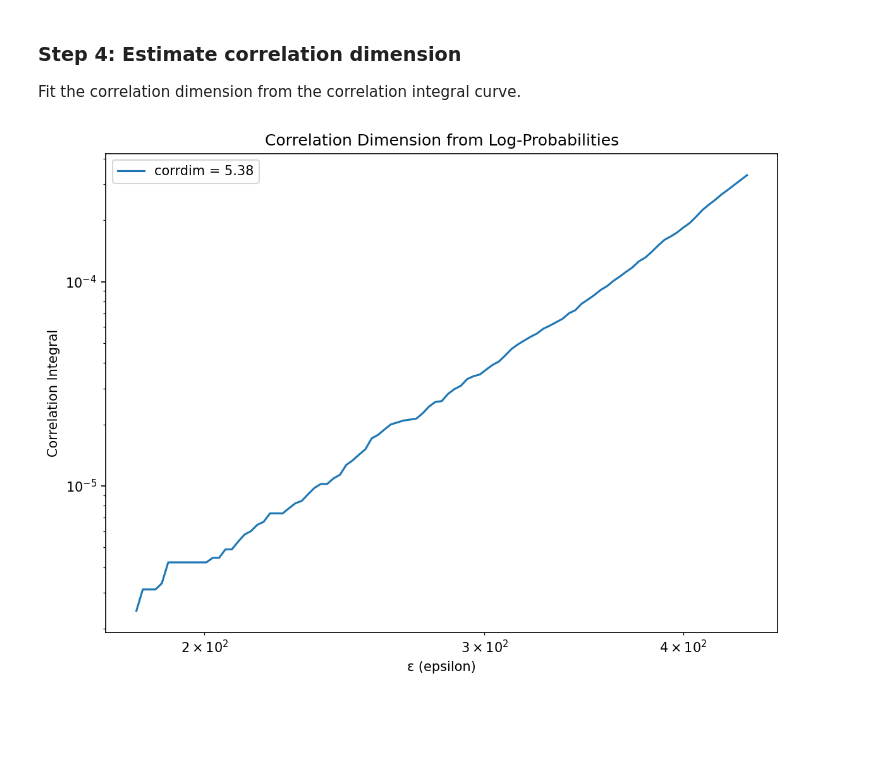
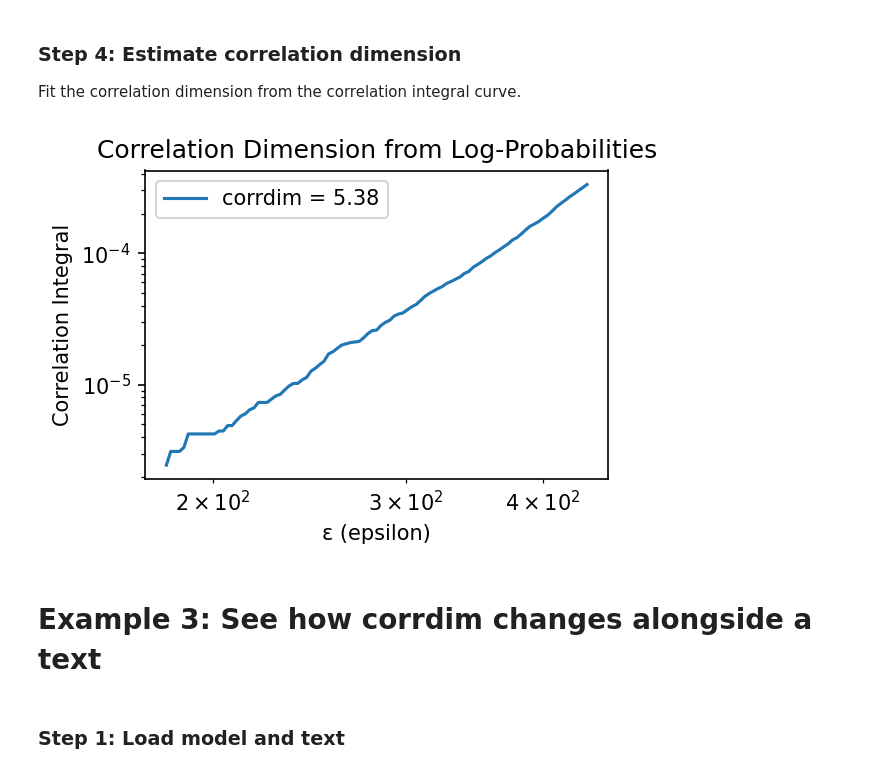
Before and after one commit to kduxin/corrdim, a Jupyter notebook: examples/basic_usage.ipynb, the cells around one changed output. Drawn from its saved outputs; the diff is of its cells as text; code cells hidden in the pictures; blank space fills up the shorter version.

Commit message:
add a new example for showing corrdim changes along a text

```diff
--- a/examples/basic_usage.ipynb
+++ b/examples/basic_usage.ipynb
@@ -82,7 +82,8 @@ for i, (filename, text) in enumerate(texts.items()):
     result = calculator(text_truncated, dim_reduction=8192)
 
     # Plot the correlation integral curve
-    ax.plot(result.epsilons, result.corrints,
+    ax.plot(result.epsilons_linear_region, result.corrints_linear_region,
+            '-o',
             label=f'{filename}: corrdim = {result.corrdim:.2f}')
 
 ax.set_xscale("log")
@@ -187,22 +187,25 @@ Fit the correlation dimension from the correlation integral curve.
 # %%
 # Our custom implementation: compute correlation dimension from the curve
 result = corrdim.CorrelationDimensionCalculator.compute_correlation_dimension_from_curve(
     epsilons=epsilons.cpu().numpy(),
     corrints=corrint.cpu().numpy(),
-    sequence_length=logprobs.shape[0]
+    sequence_length=logprobs.shape[0],
+    correlation_integral_range="auto",
 )
 
 # Plot the results
-fig, ax = plt.subplots(1, 1, figsize=(8, 6), dpi=150)
-ax.plot(result.epsilons, result.corrints,
+fig, ax = plt.subplots(1, 1, figsize=(4, 3), dpi=150)
+ax.plot(result.epsilons_linear_region, result.corrints_linear_region,
         label=f"corrdim = {result.corrdim:.2f}")
 ax.set_xscale("log")
 ax.set_yscale("log")
 ax.set_xlabel("ε (epsilon)")
 ax.set_ylabel("Correlation Integral")
 ax.set_title("Correlation Dimension from Log-Probabilities")
 ax.legend()
 plt.tight_layout()
 plt.show()
 # %% [output]
-[figure, old version]
+[figure, new version]
+# %% [markdown]
+# Example 3: See how corrdim changes alongside a text
@@ -208,0 +219,2 @@ plt.show()
+# %% [markdown]
+### Step 1: Load model and text
```
Also changed, not shown: parts of 9 cells of this notebook.
